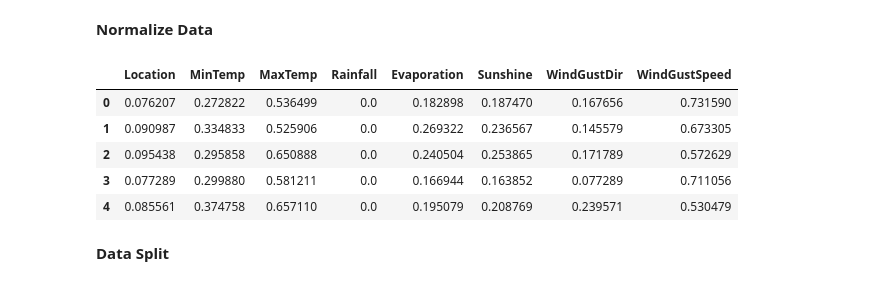
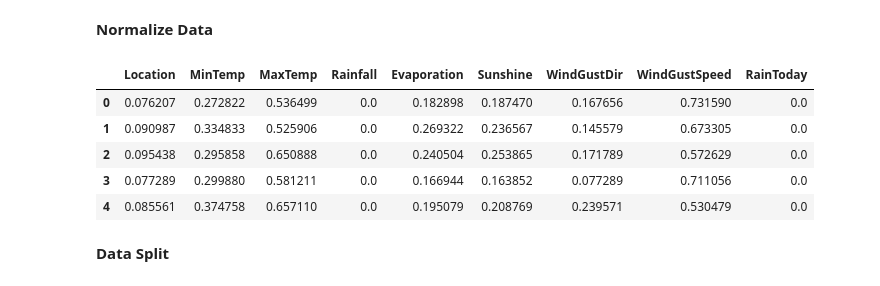
Before and after one commit to naufalafif76/H8_Python, a Jupyter notebook: final-project/final-project-2/PYTN_KampusMerdeka_fp2_Naufal Afif S.ipynb, the cells around one changed output. Saved outputs shown, nothing was run; the diff lists cells and outputs as text; code cells hidden in the pictures.

```diff
--- a/final-project/final-project-2/PYTN_KampusMerdeka_fp2_Naufal Afif S.ipynb
+++ b/final-project/final-project-2/PYTN_KampusMerdeka_fp2_Naufal Afif S.ipynb
@@ -306,8 +306,8 @@ df['WindGustDir'] = df['WindGustDir'].map({
 })
 # %%
 # Memisahkan feature independent dan dependent
-X = df.drop(['Date', 'RainToday', 'RainTomorrow'], axis=1)
-y = df[['RainToday', 'RainTomorrow']]
+X = df.drop(['Date', 'RainTomorrow'], axis=1)
+y = df['RainTomorrow']
 # %%
 X.head()
 # %% [output]
@@ -336,16 +327,16 @@ y.head()
 # Melakukan normalisasi data
 norm_X = normalize(X)
 # %%
-feat_cols = ['Location', 'MinTemp', 'MaxTemp', 'Rainfall', 'Evaporation', 'Sunshine', 'WindGustDir', 'WindGustSpeed']
+feat_cols = ['Location', 'MinTemp', 'MaxTemp', 'Rainfall', 'Evaporation', 'Sunshine', 'WindGustDir', 'WindGustSpeed', 'RainToday']
 X = pd.DataFrame(norm_X, columns=feat_cols)
 X.head()
 # %% [output]
-|  | Location | MinTemp | MaxTemp | Rainfall | Evaporation | Sunshine | WindGustDir | WindGustSpeed |
-| 0 | 0.076207 | 0.272822 | 0.536499 | 0.0 | 0.182898 | 0.187470 | 0.167656 | 0.731590 |
-| 1 | 0.090987 | 0.334833 | 0.525906 | 0.0 | 0.269322 | 0.236567 | 0.145579 | 0.673305 |
-| 2 | 0.095438 | 0.295858 | 0.650888 | 0.0 | 0.240504 | 0.253865 | 0.171789 | 0.572629 |
-| 3 | 0.077289 | 0.299880 | 0.581211 | 0.0 | 0.166944 | 0.163852 | 0.077289 | 0.711056 |
-| 4 | 0.085561 | 0.374758 | 0.657110 | 0.0 | 0.195079 | 0.208769 | 0.239571 | 0.530479 |
+|  | Location | MinTemp | MaxTemp | Rainfall | Evaporation | Sunshine | WindGustDir | WindGustSpeed | RainToday |
+| 0 | 0.076207 | 0.272822 | 0.536499 | 0.0 | 0.182898 | 0.187470 | 0.167656 | 0.731590 | 0.0 |
+| 1 | 0.090987 | 0.334833 | 0.525906 | 0.0 | 0.269322 | 0.236567 | 0.145579 | 0.673305 | 0.0 |
+| 2 | 0.095438 | 0.295858 | 0.650888 | 0.0 | 0.240504 | 0.253865 | 0.171789 | 0.572629 | 0.0 |
+| 3 | 0.077289 | 0.299880 | 0.581211 | 0.0 | 0.166944 | 0.163852 | 0.077289 | 0.711056 | 0.0 |
+| 4 | 0.085561 | 0.374758 | 0.657110 | 0.0 | 0.195079 | 0.208769 | 0.239571 | 0.530479 | 0.0 |
 # %% [markdown]
 **Data Split**
 # %%
```
Also changed, not shown: parts of 11 cells of this notebook.
